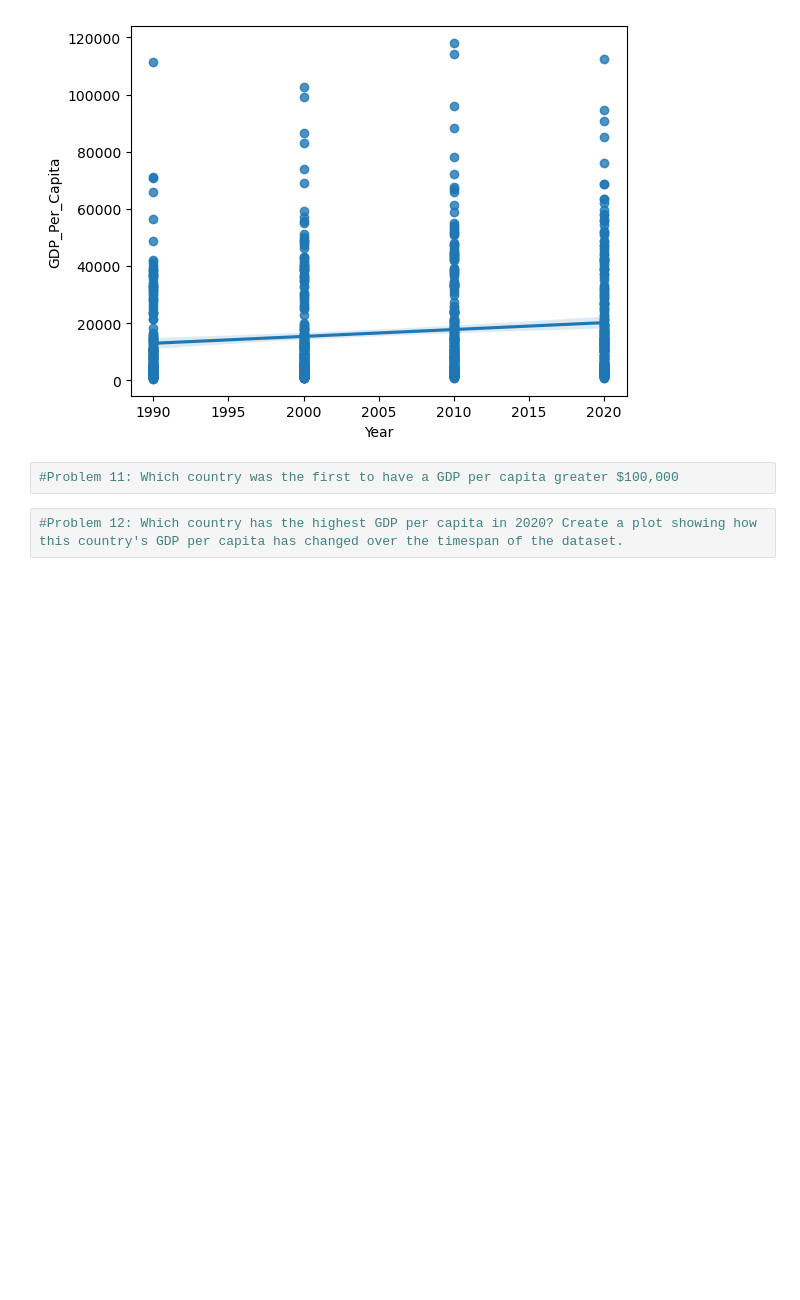
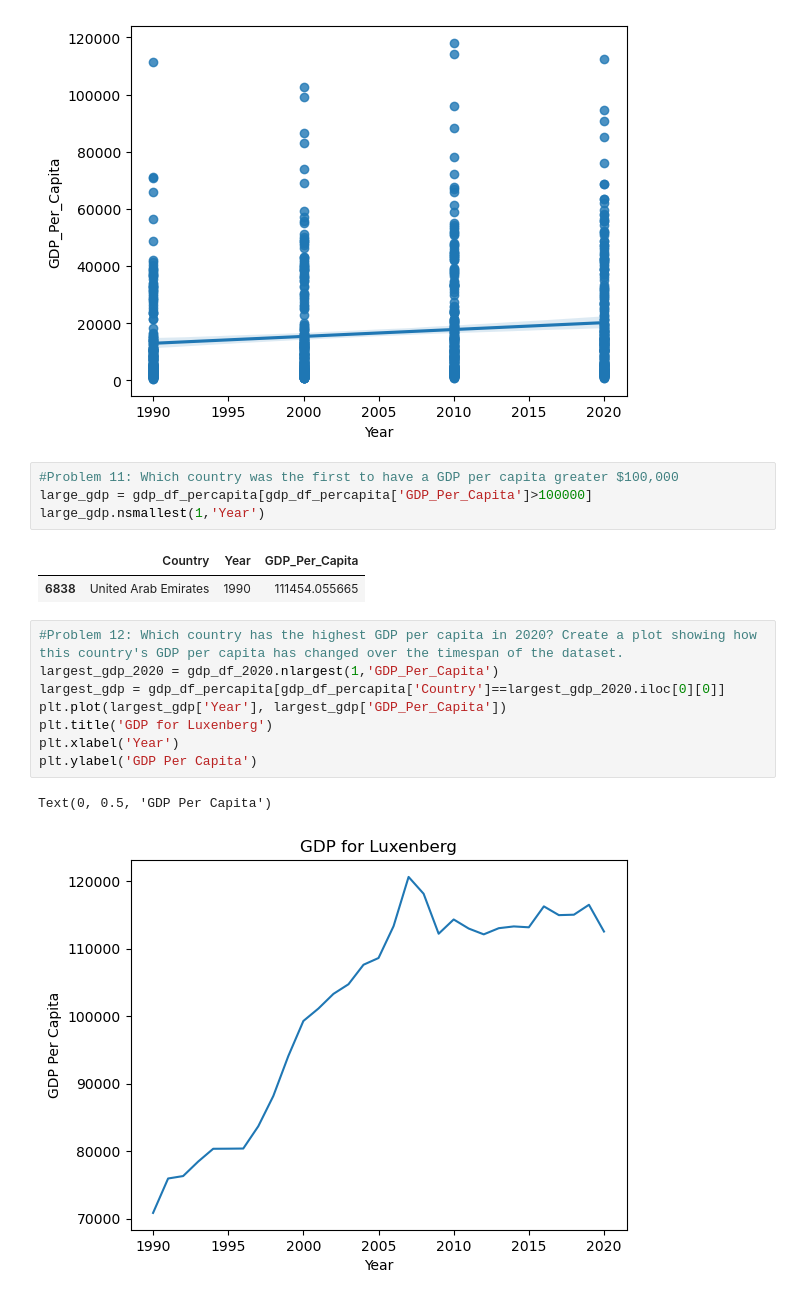
Before and after one commit to NSS-Full-Time-Data-Analytics-11/un-project-taylorfisher1012, a Jupyter notebook: notebooks/undata.ipynb, the cells around one changed output. Drawn from its saved outputs; the diff is of its cells as text; blank space fills up the shorter version.

```diff
--- a/notebooks/undata.ipynb
+++ b/notebooks/undata.ipynb
@@ -173,6 +208,20 @@ sns.regplot(x=gdp_decades["Year"], y=gdp_decades["GDP_Per_Capita"])
 [figure]
 # %%
 #Problem 11: Which country was the first to have a GDP per capita greater $100,000
+large_gdp = gdp_df_percapita[gdp_df_percapita['GDP_Per_Capita']>100000]
+large_gdp.nsmallest(1,'Year')
+# %% [output]
+|  | Country | Year | GDP_Per_Capita |
+| 6838 | United Arab Emirates | 1990 | 111454.055665 |
 # %%
 #Problem 12: Which country has the highest GDP per capita in 2020? Create a plot showing how this country's GDP per capita has changed over the timespan of the dataset.
+largest_gdp_2020 = gdp_df_2020.nlargest(1,'GDP_Per_Capita')
+largest_gdp = gdp_df_percapita[gdp_df_percapita['Country']==largest_gdp_2020.iloc[0][0]]
+plt.plot(largest_gdp['Year'], largest_gdp['GDP_Per_Capita'])
+plt.title('GDP for Luxenberg')
+plt.xlabel('Year')
+plt.ylabel('GDP Per Capita')
+# %% [output]
+Text(0, 0.5, 'GDP Per Capita')
+[figure, added]
 # %%
```
Also changed, not shown: parts of 18 cells of this notebook.
